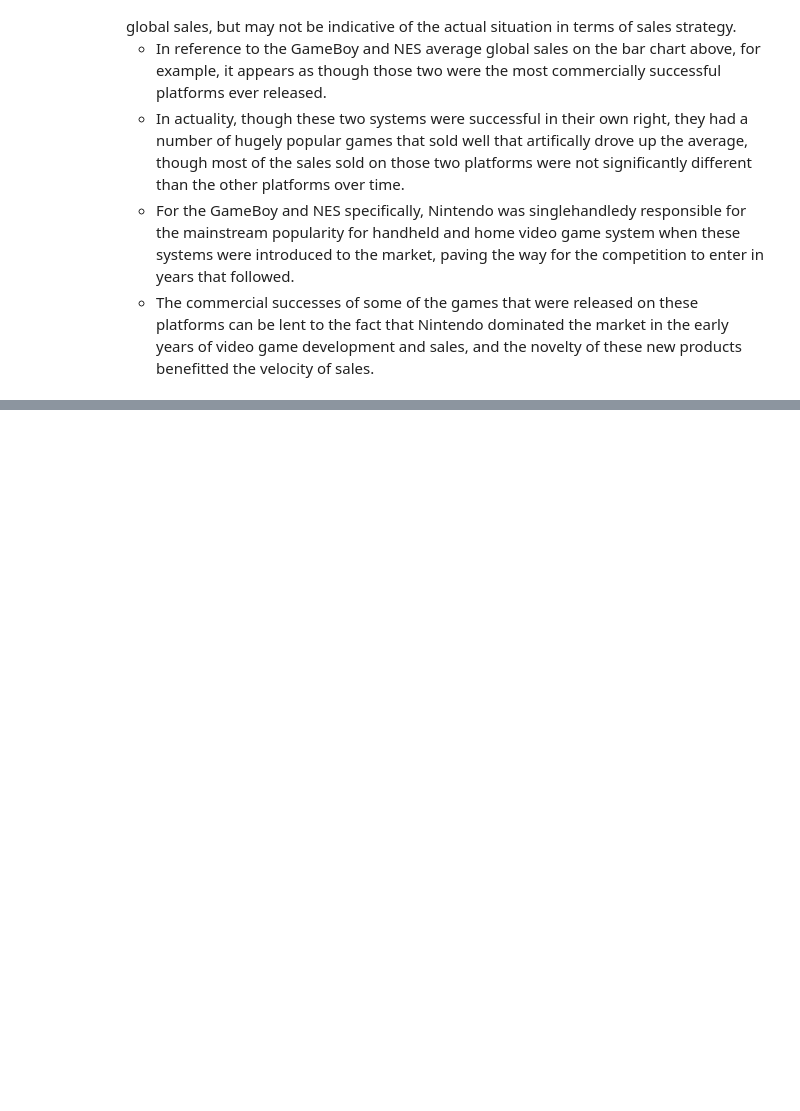
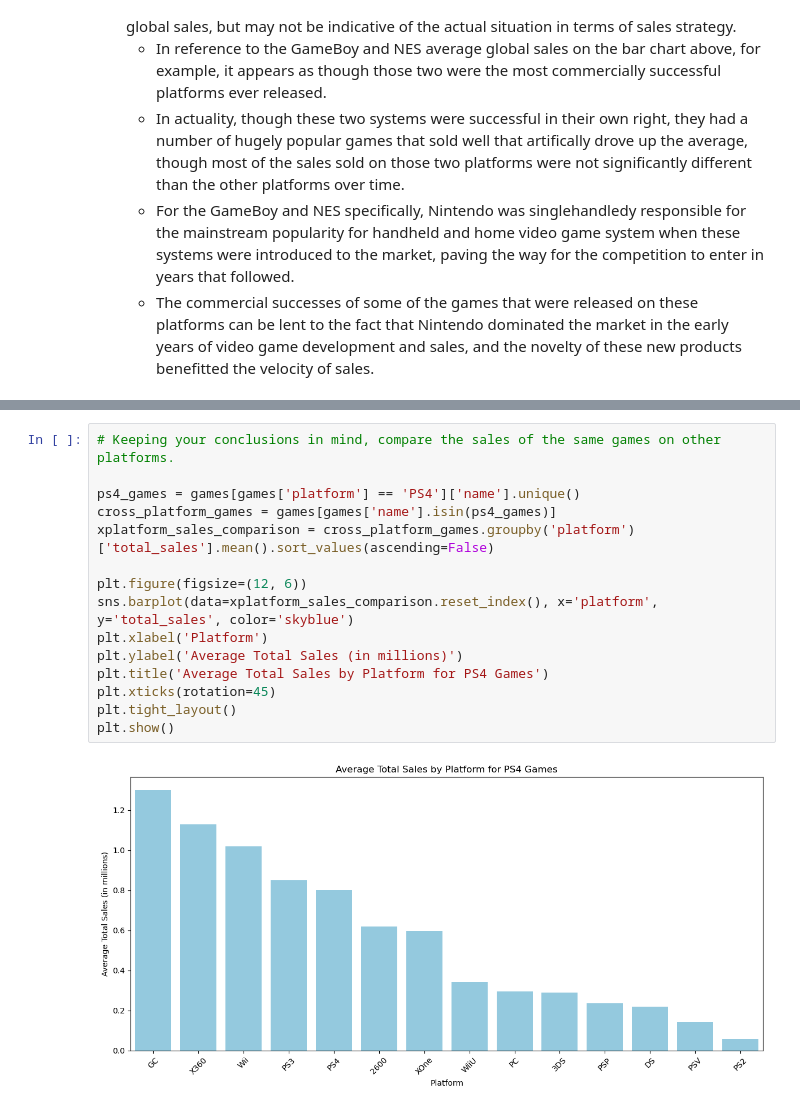
Before and after one commit to Flamingo-Rocker/Video-Game-Marketing-Strategy, a Jupyter notebook: notebooks/Video Game EDA & SDA.ipynb, the cells around one changed output, grey strips where cells are left out. Saved outputs shown, nothing was run; the diff lists cells and outputs as text; blank space fills up the shorter version.

```diff
--- a/notebooks/Video Game EDA & SDA.ipynb
+++ b/notebooks/Video Game EDA & SDA.ipynb
@@ -362,0 +408,17 @@ plt.show()
+# %%
+# Keeping your conclusions in mind, compare the sales of the same games on other platforms.
+
+ps4_games = games[games['platform'] == 'PS4']['name'].unique()
+cross_platform_games = games[games['name'].isin(ps4_games)]
+xplatform_sales_comparison = cross_platform_games.groupby('platform')['total_sales'].mean().sort_values(ascending=False)
+
+plt.figure(figsize=(12, 6))
+sns.barplot(data=xplatform_sales_comparison.reset_index(), x='platform', y='total_sales', color='skyblue')
+plt.xlabel('Platform')
+plt.ylabel('Average Total Sales (in millions)')
+plt.title('Average Total Sales by Platform for PS4 Games')
+plt.xticks(rotation=45)
+plt.tight_layout()
+plt.show()
+# %% [output]
+[figure, added]
```
Also changed, not shown: parts of 2 cells of this notebook.
